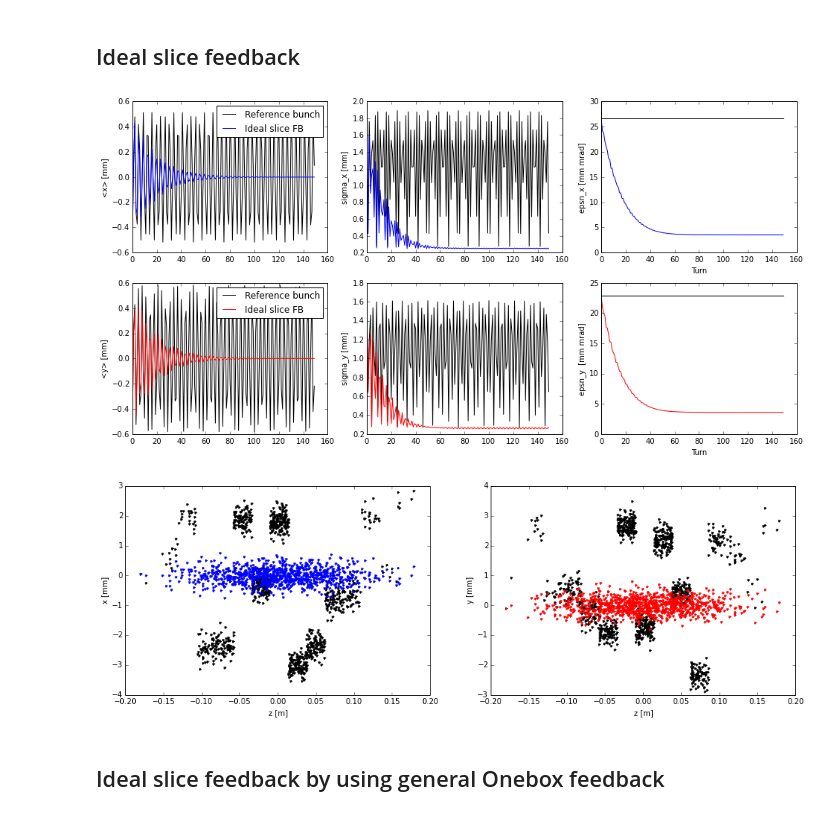
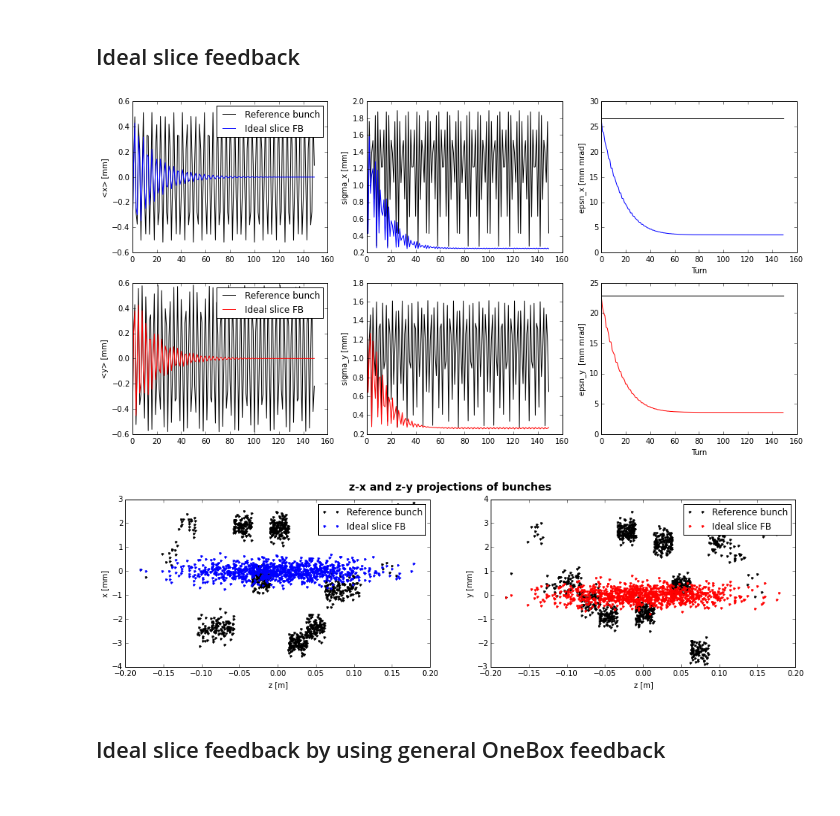
Before and after one commit to jkomppula/PyHEADTAIL_feedback, a Jupyter notebook: interactive-tests/onebox_feedback.ipynb, the cells around one changed output. Drawn from its saved outputs; the diff is of its cells as text; code cells hidden in the pictures.

```diff
--- a/interactive-tests/onebox_feedback.ipynb
+++ b/interactive-tests/onebox_feedback.ipynb
@@ -55,7 +57,7 @@ def track(n_turns, bunch, total_map, bunch_dump):
         for m_ in total_map:
             m_.track(bunch)
 # %%
-class BunchDump(object):
+class BunchTracker(object):
     def __init__(self,bunch):
         self.counter = 0
 
@@ -148,15 +150,20 @@ def compare_traces(dump_0,dump_1,label_1,label_2):
 
     plt.show()
 # %%
-def plot_projections( bunch_ref, bunch_feedback):
-    fig = plt.figure(figsize=(16, 5))
+def compare_projections(bunch_0, bunch_1,label_0,label_1):
+    fig = plt.figure(figsize=(16, 4))
+    fig.suptitle('z-x and z-y projections of bunches', fontsize=14, fontweight='bold')
     ax_z_x = fig.add_subplot(121)
     ax_z_y = fig.add_subplot(122)
 
-    ax_z_x.plot(bunch_ref.z,bunch_ref.x*1000,'k.',bunch_feedback.z,bunch_feedback.x*1000,'b.')
+    ax_z_x.plot(bunch_0.z, bunch_0.x*1000, 'k.', label=label_0)
+    ax_z_x.plot(bunch_1.z,bunch_1.x*1000,'b.', label=label_1)
+    ax_z_x.legend(loc='upper right')
     ax_z_x.set_xlabel('z [m]')
     ax_z_x.set_ylabel('x [mm]')
-    ax_z_y.plot(bunch_ref.z,bunch_ref.y*1000,'k.',bunch_feedback.z,bunch_feedback.y*1000,'r.')
+    ax_z_y.plot(bunch_0.z, bunch_0.y*1000, 'k.', label=label_0)
+    ax_z_y.plot(bunch_1.z, bunch_1.y*1000,'r.', label=label_1)
+    ax_z_y.legend(loc='upper right')
     ax_z_y.set_xlabel('z [m]')
     ax_z_y.set_ylabel('y [mm]')
 # %% [markdown]
@@ -220,9 +227,9 @@ for p_id, s_id in itertools.izip(p_idx,s_idx):
     bunch_ref.y[p_id] += kick_y[s_id]
 
 bunch_0 = copy.deepcopy(bunch_ref)
-dump_ref = BunchDump(bunch_0)
+tracker_ref = BunchTracker(bunch_0)
 maps_ref = [i for i in trans_map] + [long_map]
-track(n_turns, bunch_0,maps_ref,dump_ref)
+track(n_turns, bunch_0,maps_ref,tracker_ref)
 # %% [markdown]
 ## Ideal bunch feedback
 # %%
@@ -245,18 +252,21 @@ plot_projections( bunch_0, bunch_ideal_bunch_FB)
 # %% [markdown]
 ## Ideal slice feedback
 # %%
-bunch_ideal_slice_FB = copy.deepcopy(bunch_ref)
-dump_ideal_slice_FB = BunchDump(bunch_ideal_slice_FB)
+# Ideal slice feedback takes averages values of xp and yp of each slice and correct them gain amount.
+# IdealSliceFeedback is only implemented for testing the general feedback code because of its simplicity
+
+bunch_IdealSliceFB = copy.deepcopy(bunch_ref)
+tracker_IdealSliceFB = BunchTracker(bunch_IdealSliceFB)
 
 feedback_map = IdealSliceFeedback(feedback_gain,slicer)
 total_map_FB = [i for i in trans_map] + [long_map] + [feedback_map]
 
-track(n_turns, bunch_ideal_slice_FB,total_map_FB,dump_ideal_slice_FB)
+track(n_turns, bunch_IdealSliceFB,total_map_FB,tracker_IdealSliceFB)
 
-compare_traces(dump_ref,dump_ideal_slice_FB, 'Reference bunch', 'Ideal slice FB')
-plot_projections( bunch_0, bunch_ideal_slice_FB)
+compare_traces(tracker_ref,tracker_IdealSliceFB, 'Reference bunch', 'Ideal slice FB')
+compare_projections( bunch_0, bunch_IdealSliceFB, 'Reference bunch', 'Ideal slice FB')
 # %% [output]
 [figure]
-[figure, old version]
+[figure, new version]
 # %% [markdown]
-## Ideal slice feedback by using general Onebox feedback
+## Ideal slice feedback by using general OneBox feedback
```
Also changed, not shown: parts of 8 cells of this notebook, 3 other files.
